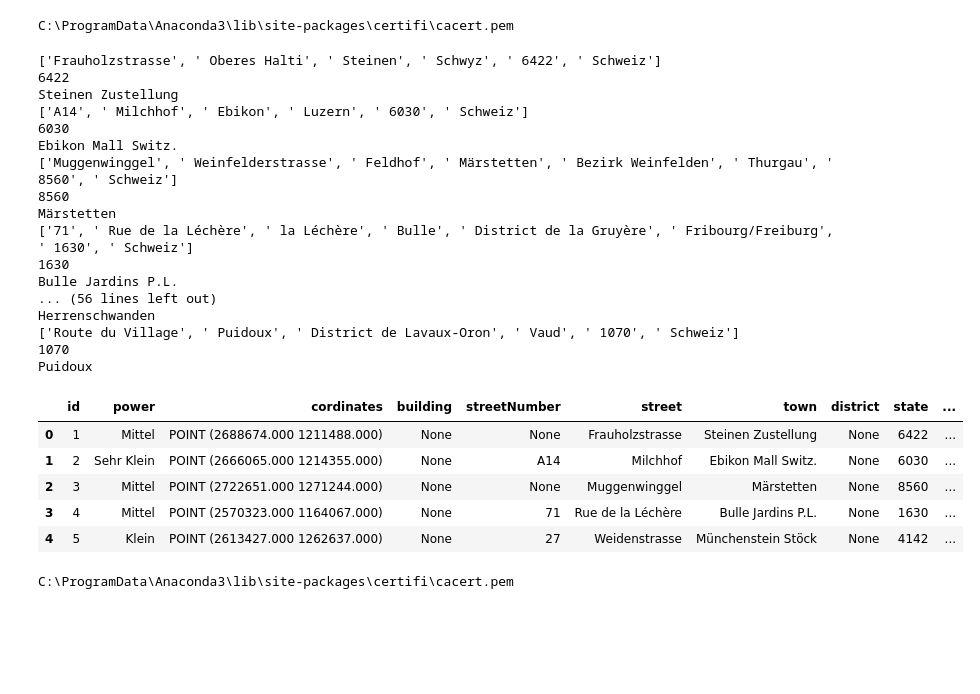
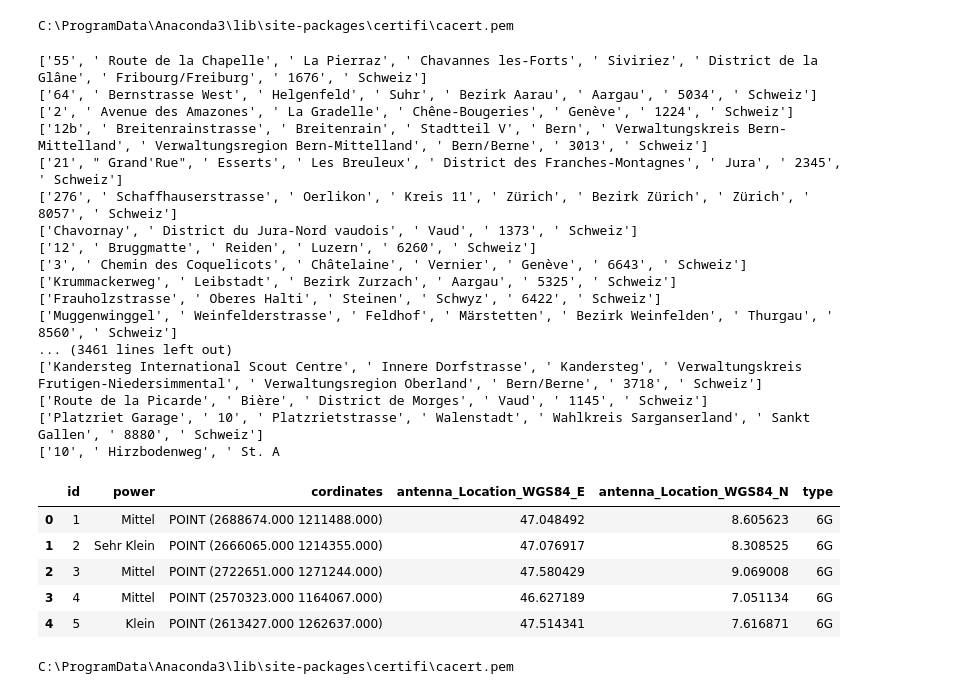
Before and after one commit to nikzhaw/haltestellen, a Jupyter notebook: group_load.ipynb, the cells around one changed output. Cells and saved outputs as stored; diff of their text form; code cells hidden in the pictures; blank space fills up the shorter version.

```diff
--- a/group_load.ipynb
+++ b/group_load.ipynb
@@ -323,7 +322,7 @@ def add_address(data_frame ):
 
         counter += 1
         if counter % 150 == 0:
-            time.sleep(30)
+            time.sleep(20)
 
         if counter % 9000 == 0:
             time.sleep(1800)
@@ -440,27 +437,28 @@ antennen_4g = convert_panda_lv95_wgs84(antennen_4g)
 antennen_3g = convert_panda_lv95_wgs84(antennen_3g)
 antennen_2g = convert_panda_lv95_wgs84(antennen_2g)
 # %%
-antennen_6g = add_address(antennen_6g)
-# antennen_5g = add_address(antennen_5g)
+# antennen_6g = add_address(antennen_6g)
+antennen_5g = add_address(antennen_5g)
 # antennen_4g = add_address(antennen_4g)
+
 # antennen_3g = add_address(antennen_3g)
 # antennen_2g = add_address(antennen_2g)
 # %% [output]
+['55', ' Route de la Chapelle', ' La Pierraz', ' Chavannes les-Forts', ' Siviriez', ' District de la Glâne', ' Fribourg/Freiburg', ' 1676', ' Schweiz']
+['64', ' Bernstrasse West', ' Helgenfeld', ' Suhr', ' Bezirk Aarau', ' Aargau', ' 5034', ' Schweiz']
+['2', ' Avenue des Amazones', ' La Gradelle', ' Chêne-Bougeries', ' Genève', ' 1224', ' Schweiz']
+['12b', ' Breitenrainstrasse', ' Breitenrain', ' Stadtteil V', ' Bern', ' Verwaltungskreis Bern-Mittelland', ' Verwaltungsregion Bern-Mittelland', ' Bern/Berne', ' 3013', ' Schweiz']
+['21', " Grand'Rue", ' Esserts', ' Les Breuleux', ' District des Franches-Montagnes', ' Jura', ' 2345', ' Schweiz']
+['276', ' Schaffhauserstrasse', ' Oerlikon', ' Kreis 11', ' Zürich', ' Bezirk Zürich', ' Zürich', ' 8057', ' Schweiz']
+['Chavornay', ' District du Jura-Nord vaudois', ' Vaud', ' 1373', ' Schweiz']
+['12', ' Bruggmatte', ' Reiden', ' Luzern', ' 6260', ' Schweiz']
+['3', ' Chemin des Coquelicots', ' Châtelaine', ' Vernier', ' Genève', ' 6643', ' Schweiz']
+['Krummackerweg', ' Leibstadt', ' Bezirk Zurzach', ' Aargau', ' 5325', ' Schweiz']
 ['Frauholzstrasse', ' Oberes Halti', ' Steinen', ' Schwyz', ' 6422', ' Schweiz']
-6422
-Steinen Zustellung
-['A14', ' Milchhof', ' Ebikon', ' Luzern', ' 6030', ' Schweiz']
-6030
-Ebikon Mall Switz.
 ['Muggenwinggel', ' Weinfelderstrasse', ' Feldhof', ' Märstetten', ' Bezirk Weinfelden', ' Thurgau', ' 8560', ' Schweiz']
-8560
-Märstetten
-['71', ' Rue de la Léchère', ' la Léchère', ' Bulle', ' District de la Gruyère', ' Fribourg/Freiburg', ' 1630', ' Schweiz']
-1630
-Bulle Jardins P.L.
-... (56 lines left out)
-Herrenschwanden
-['Route du Village', ' Puidoux', ' District de Lavaux-Oron', ' Vaud', ' 1070', ' Schweiz']
-1070
-Puidoux
+... (3461 lines left out)
+['Kandersteg International Scout Centre', ' Innere Dorfstrasse', ' Kandersteg', ' Verwaltungskreis Frutigen-Niedersimmental', ' Verwaltungsregion Oberland', ' Bern/Berne', ' 3718', ' Schweiz']
+['Route de la Picarde', ' Bière', ' District de Morges', ' Vaud', ' 1145', ' Schweiz']
+['Platzriet Garage', ' 10', ' Platzrietstrasse', ' Walenstadt', ' Wahlkreis Sarganserland', ' Sankt Gallen', ' 8880', ' Schweiz']
+['10', ' Hirzbodenweg', ' St. A
 # %%
@@ -480,16 +476,16 @@ antennen_2g = rename_Special(antennen_2g)
 # %%
 
 antennen_6g = antennen_6g.assign(type='6G')
-antennen_5g = antennen_6g.assign(type='5G')
-antennen_4g = antennen_6g.assign(type='4G')
-antennen_3g = antennen_6g.assign(type='3G')
-antennen_2g = antennen_6g.assign(type='2G')
+antennen_5g = antennen_5g.assign(type='5G')
+antennen_4g = antennen_4g.assign(type='4G')
+antennen_3g = antennen_3g.assign(type='3G')
+antennen_2g = antennen_2g.assign(type='2G')
 antennen_6g.head()
 # %% [output]
-|  | id | power | cordinates | building | streetNumber | street | town | district | state | ... |
-| 0 | 1 | Mittel | POINT (2688674.000 1211488.000) | None | None | Frauholzstrasse | Steinen Zustellung | None | 6422 | ... |
-| 1 | 2 | Sehr Klein | POINT (2666065.000 1214355.000) | None | A14 | Milchhof | Ebikon Mall Switz. | None | 6030 | ... |
-| 2 | 3 | Mittel | POINT (2722651.000 1271244.000) | None | None | Muggenwinggel | Märstetten | None | 8560 | ... |
-| 3 | 4 | Mittel | POINT (2570323.000 1164067.000) | None | 71 | Rue de la Léchère | Bulle Jardins P.L. | None | 1630 | ... |
-| 4 | 5 | Klein | POINT (2613427.000 1262637.000) | None | 27 | Weidenstrasse | Münchenstein Stöck | None | 4142 | ... |
+|  | id | power | cordinates | antenna_Location_WGS84_E | antenna_Location_WGS84_N | type |
+| 0 | 1 | Mittel | POINT (2688674.000 1211488.000) | 47.048492 | 8.605623 | 6G |
+| 1 | 2 | Sehr Klein | POINT (2666065.000 1214355.000) | 47.076917 | 8.308525 | 6G |
+| 2 | 3 | Mittel | POINT (2722651.000 1271244.000) | 47.580429 | 9.069008 | 6G |
+| 3 | 4 | Mittel | POINT (2570323.000 1164067.000) | 46.627189 | 7.051134 | 6G |
+| 4 | 5 | Klein | POINT (2613427.000 1262637.000) | 47.514341 | 7.616871 | 6G |
 # %%
```
Also changed, not shown: parts of 11 cells of this notebook.
